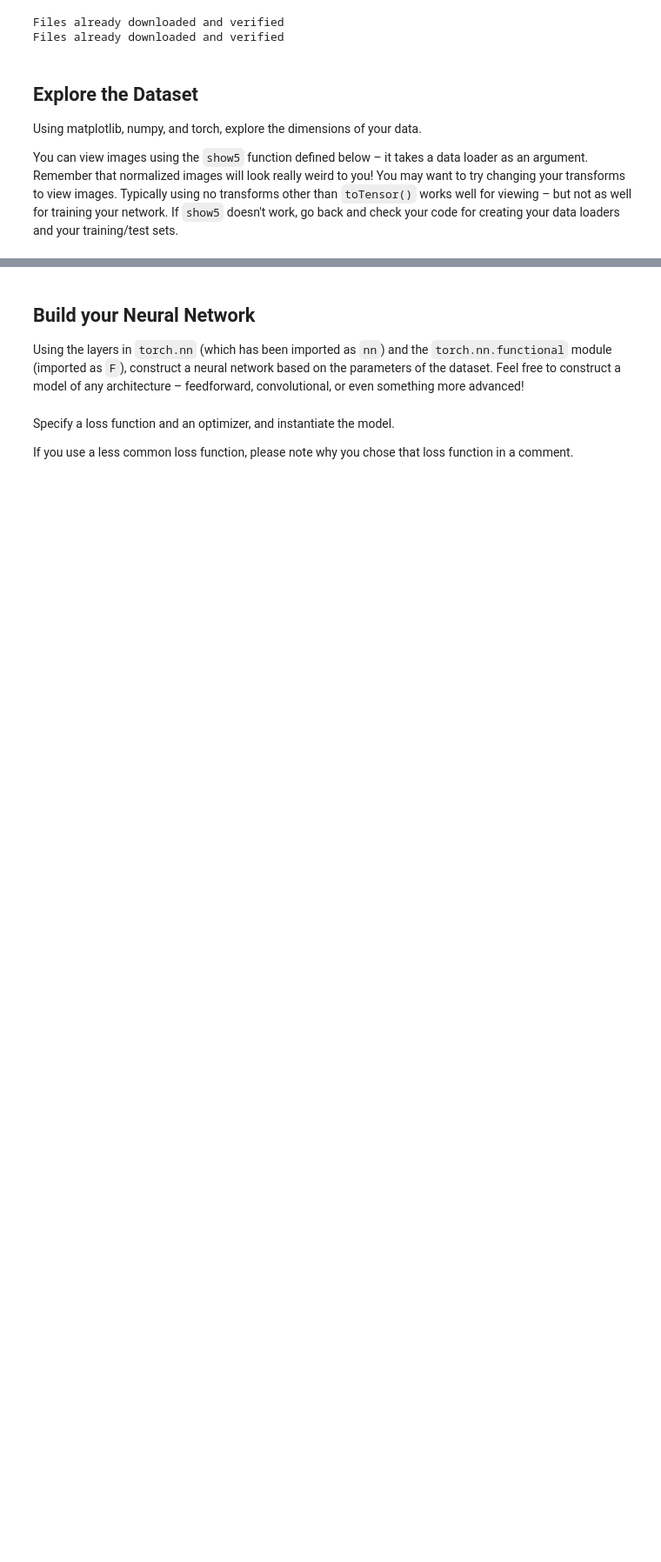
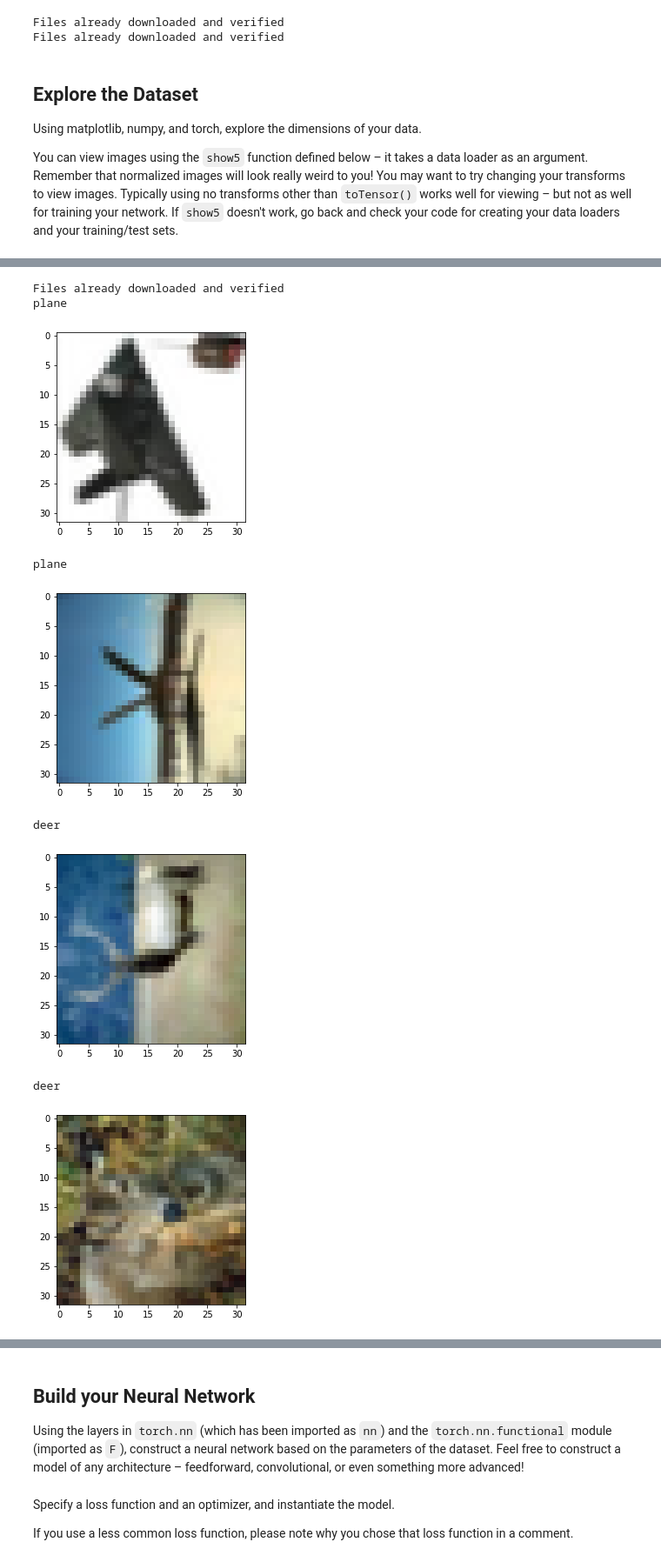
Before and after one commit to jbrodovsky/CIFAR-10_Image_Classifier, a Jupyter notebook: CIFAR-10_Image_Classifier.ipynb, the cells around one changed output, grey strips where cells are left out. Shown at 87% size. Cells and saved outputs as stored; diff of their text form; code cells hidden in the pictures; blank space fills up the shorter version.

```diff
--- a/CIFAR-10_Image_Classifier.ipynb
+++ b/CIFAR-10_Image_Classifier.ipynb
@@ -81,6 +90,6 @@ def show5(img_loader):
         print(classes[labels[i]])
 
         image = images[i].numpy()
-        image = ndimage.rotate(image.T, -90)
-        plt.imshow(image)
+        #image = ndimage.rotate(image.T, -90)
+        plt.imshow(image.T)
         plt.show()
@@ -101,0 +96,20 @@ frog
+# %%
+# Explore data
+## YOUR CODE HERE ##
+explore = torchvision.datasets.CIFAR10(train_dir,
+                                        download=True,
+                                        train=True,
+                                        transform=transforms.Compose([transforms.ToTensor()])
+                                       )
+explore_loader = torch.utils.data.DataLoader(explore, batch_size=64, shuffle=True)
+show5(explore_loader)
+# %% [output]
+Files already downloaded and verified
+plane
+[figure, added]
+plane
+[figure, added]
+deer
+[figure, added]
+deer
+[figure, added]
```
Also changed, not shown: parts of 7 cells of this notebook, 1 other file.
